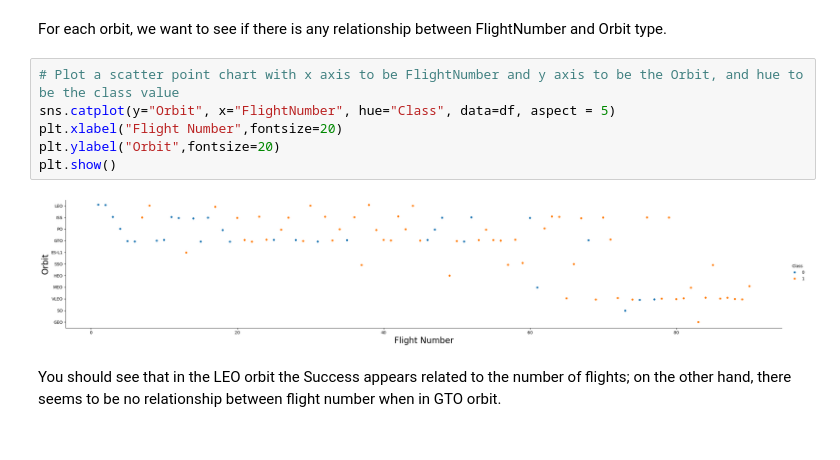
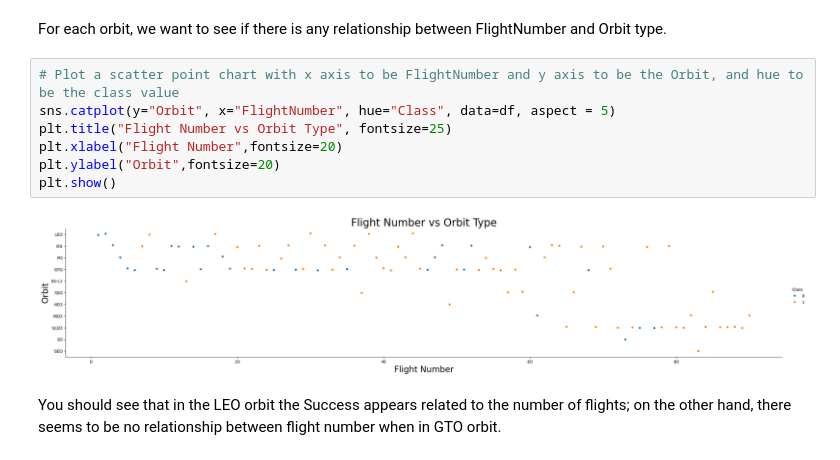
Before and after one commit to EricYangg/IBM-Applied-Data-Science-Capstone, a Jupyter notebook: EDA with Visualization.ipynb, the cells around one changed output. Drawn from its saved outputs; the diff is of its cells as text.

```diff
--- a/EDA with Visualization.ipynb
+++ b/EDA with Visualization.ipynb
@@ -138,11 +140,12 @@ For each orbit, we want to see if there is any relationship between FlightNumber
 # %%
 # Plot a scatter point chart with x axis to be FlightNumber and y axis to be the Orbit, and hue to be the class value
 sns.catplot(y="Orbit", x="FlightNumber", hue="Class", data=df, aspect = 5)
+plt.title("Flight Number vs Orbit Type", fontsize=25)
 plt.xlabel("Flight Number",fontsize=20)
 plt.ylabel("Orbit",fontsize=20)
 plt.show()
 # %% [output]
-[figure, old version]
+[figure, new version]
 # %% [markdown]
 You should see that in the LEO orbit the Success appears related to the number of flights; on the other hand, there seems to be no relationship between flight number when in GTO orbit.
 # %% [markdown]
```
Also changed, not shown: parts of 5 cells of this notebook.
